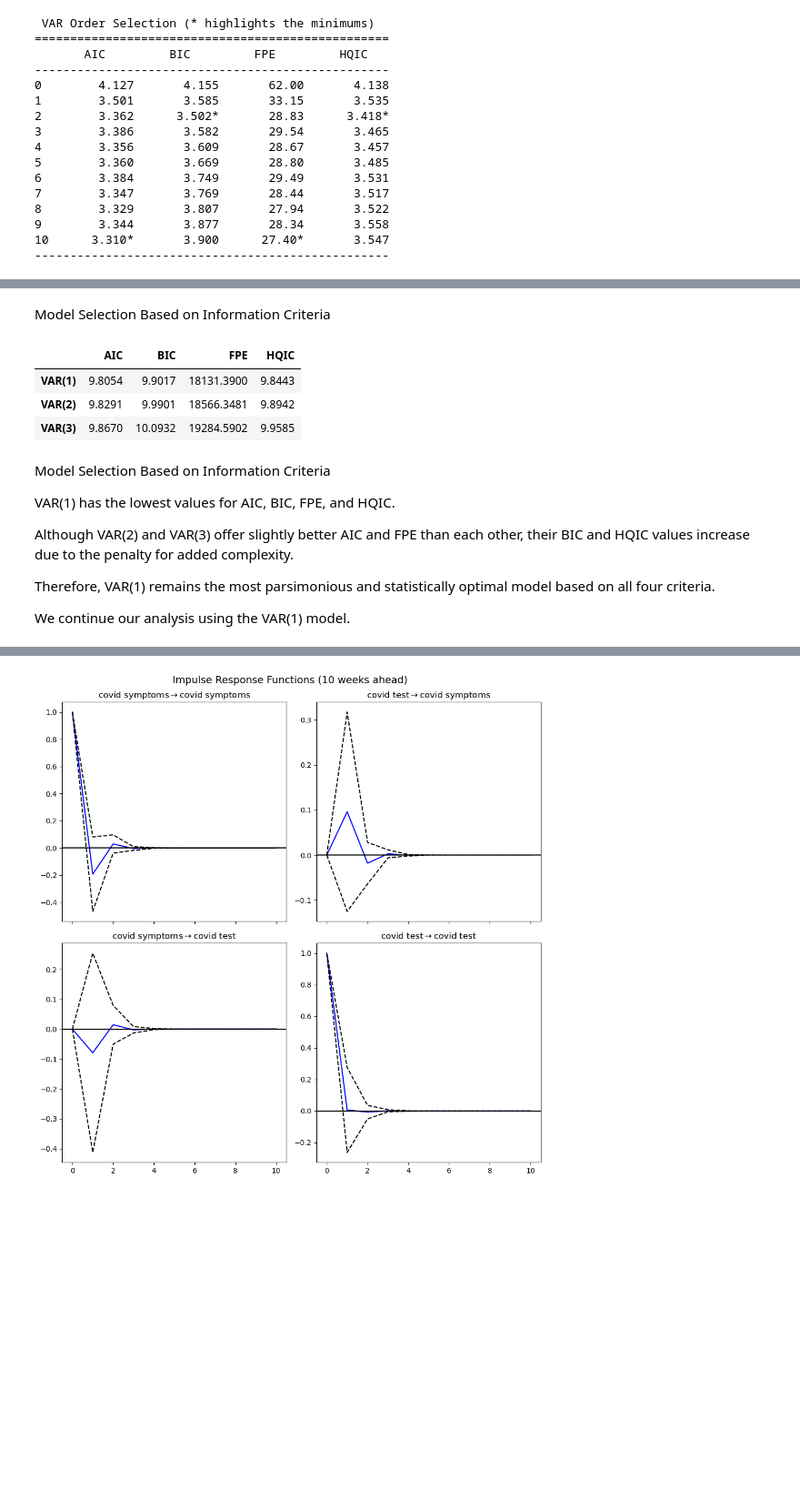
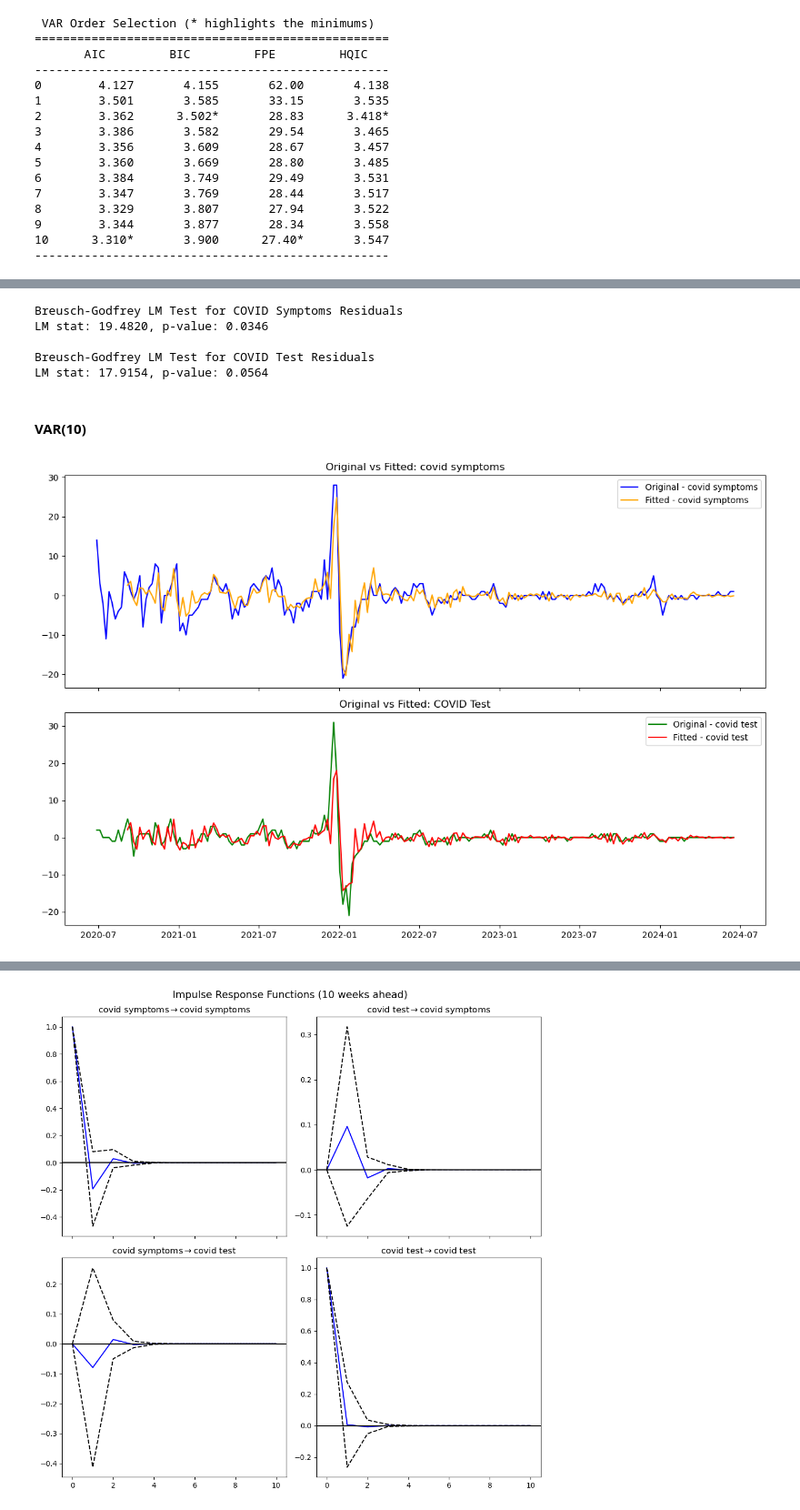
Before and after one commit to sevintanerdi/TSAproject, a Jupyter notebook: TSA_analysis.ipynb, the cells around one changed output, grey strips where cells are left out. Shown at 91% size. Drawn from its saved outputs; the diff is of its cells as text; code cells hidden in the pictures; blank space fills up the shorter version.

```diff
--- a/TSA_analysis.ipynb
+++ b/TSA_analysis.ipynb
@@ -496,34 +403,45 @@ Breusch-Godfrey Test for COVID Test: [198.76, 0.0, 23572.22, 0.0]
-# %% [markdown]
-Model Selection Based on Information Criteria
-# %%
-# Estimate VAR(1), VAR(2), and VAR(3)
-results_var1 = model.fit(1)
-results_var2 = model.fit(2)
-results_var3 = model.fit(3)
-
-# Create comparison table
-criteria_comparison = {
-"AIC": [results_var1.aic, results_var2.aic, results_var3.aic],
-"BIC": [results_var1.bic, results_var2.bic, results_var3.bic],
-"FPE": [results_var1.fpe, results_var2.fpe, results_var3.fpe],
-"HQIC": [results_var1.hqic, results_var2.hqic, results_var3.hqic]
-}
-
-import pandas as pd
-criteria_df = pd.DataFrame(criteria_comparison, index=["VAR(1)", "VAR(2)", "VAR(3)"])
-criteria_df.round(4)
-# %% [output]
-|  | AIC | BIC | FPE | HQIC |
-| VAR(1) | 9.8054 | 9.9017 | 18131.3900 | 9.8443 |
-| VAR(2) | 9.8291 | 9.9901 | 18566.3481 | 9.8942 |
-| VAR(3) | 9.8670 | 10.0932 | 19284.5902 | 9.9585 |
-# %% [markdown]
-Model Selection Based on Information Criteria
-
-VAR(1) has the lowest values for AIC, BIC, FPE, and HQIC.
-
-Although VAR(2) and VAR(3) offer slightly better AIC and FPE than each other, their BIC and HQIC values increase due to the penalty for added complexity.
-
-Therefore, VAR(1) remains the most parsimonious and statistically optimal model based on all four criteria.
-
-We continue our analysis using the VAR(1) model.
+# %%
+from statsmodels.stats.diagnostic import acorr_lm
+
+symptoms_resid = var2_model.resid['covid symptoms']
+
+test_resid = var2_model.resid['covid test']
+
+print("Breusch-Godfrey LM Test for COVID Symptoms Residuals")
+lm_symptoms = acorr_lm(symptoms_resid, nlags=10)
+print(f"LM stat: {lm_symptoms[0]:.4f}, p-value: {lm_symptoms[1]:.4f}")
+
+print("\nBreusch-Godfrey LM Test for COVID Test Residuals")
+lm_test = acorr_lm(test_resid, nlags=10)
+print(f"LM stat: {lm_test[0]:.4f}, p-value: {lm_test[1]:.4f}")
+# %% [output]
+Breusch-Godfrey LM Test for COVID Symptoms Residuals
+LM stat: 19.4820, p-value: 0.0346
+
+Breusch-Godfrey LM Test for COVID Test Residuals
+LM stat: 17.9154, p-value: 0.0564
+# %% [markdown]
+#### VAR(10)
+# %%
+var10_model = model.fit(10)
+# %%
+fv10 = var10_model.fittedvalues
+
+fig, axes = plt.subplots(2, 1, figsize=(12, 8), sharex=True)
+
+# Original vs Fitted: COVID Symptoms
+axes[0].plot(train['covid symptoms'], label='Original - covid symptoms', color='blue')
+axes[0].plot(fv10['covid symptoms'], label='Fitted - covid symptoms', color='orange')
+axes[0].set_title('Original vs Fitted: covid symptoms')
+axes[0].legend()
+
+# Original vs Fitted: COVID Test
+axes[1].plot(train['covid test'], label='Original - covid test', color='green')
+axes[1].plot(fv10['covid test'], label='Fitted - covid test', color='red')
+axes[1].set_title('Original vs Fitted: COVID Test')
+axes[1].legend()
+
+plt.tight_layout()
+plt.show()
+# %% [output]
+[figure, added]
```
Also changed, not shown: parts of 22 cells of this notebook, 1 other file.
